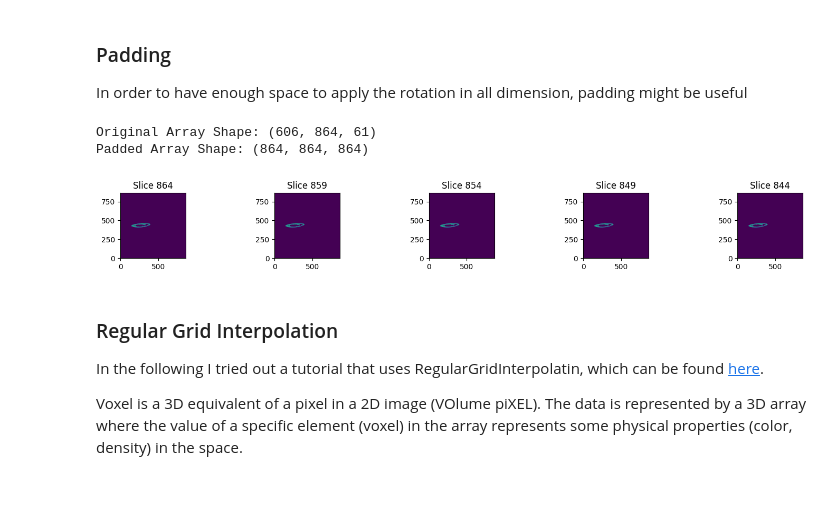
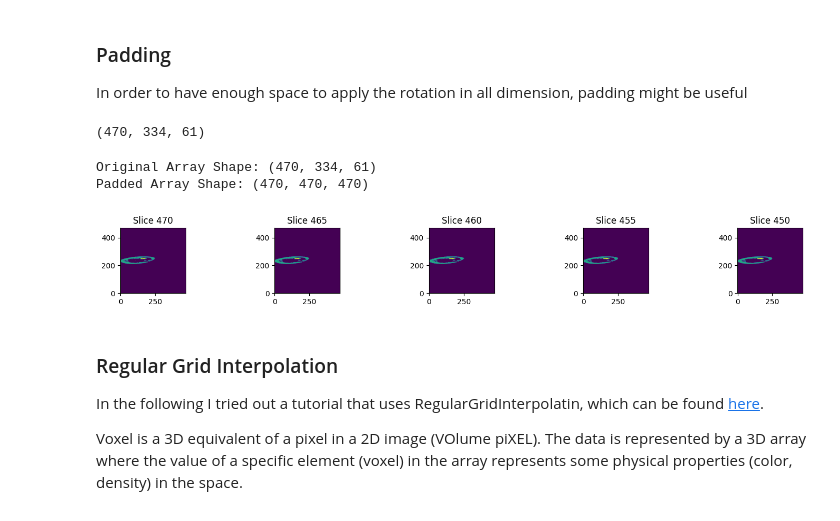
Before and after one commit to carlocagnetta/robotic_nerve_us, a Jupyter notebook: nibabel_visualization/mri_visual.ipynb, the cells around one changed output. Cells and saved outputs as stored; diff of their text form; code cells hidden in the pictures.

```diff
--- a/nibabel_visualization/mri_visual.ipynb
+++ b/nibabel_visualization/mri_visual.ipynb
@@ -29,11 +29,11 @@ def show(slices, size, col=5, cmap=None, aspect=6):
    # Adjust layout to prevent overlap of titles
    plt.tight_layout()
 # %%
-def show_slices(data, end, lap, col=5, cmap=None, aspect=6):
+def show_slices(data, start, end, lap, col=5, cmap=None, aspect=6):
    """ Function to display row of image slices """
    it = 0
    slices = []
-   for slice in range(data.shape[1]-1, 0, -lap):
+   for slice in range(start, 0, -lap):
        it += 1
        slices.append(data[:, slice, :])
        if it==end: break
@@ -310,16 +338,21 @@ def padding(original_array):
     print("Padded Array Shape:", padded_array.shape)
 
     return padded_array
+# %%
+interest_data = mri_1_label_data[20:490,530:,:]
+interest_data.shape
+# %% [output]
+(470, 334, 61)
 # %%
-padded_array = padding(mri_1_label_data)
+padded_array = padding(interest_data)
 # %% [output]
-Original Array Shape: (606, 864, 61)
-Padded Array Shape: (864, 864, 864)
+Original Array Shape: (470, 334, 61)
+Padded Array Shape: (470, 470, 470)
 # %%
 np.max(padded_array)
-show_slices(padded_array, 5, 1, aspect=1)
+show_slices(padded_array, 400, 5, 1, aspect=1)
 # %% [output]
-[figure, old version]
+[figure, new version]
 # %% [markdown]
 ### Regular Grid Interpolation
 In the following I tried out a tutorial that uses RegularGridInterpolatin, which can be found [here](https://medium.com/vitrox-publication/rotation-of-voxels-in-3d-space-using-python-c3b2fc0afda1).
```
Also changed, not shown: parts of 45 cells of this notebook.
